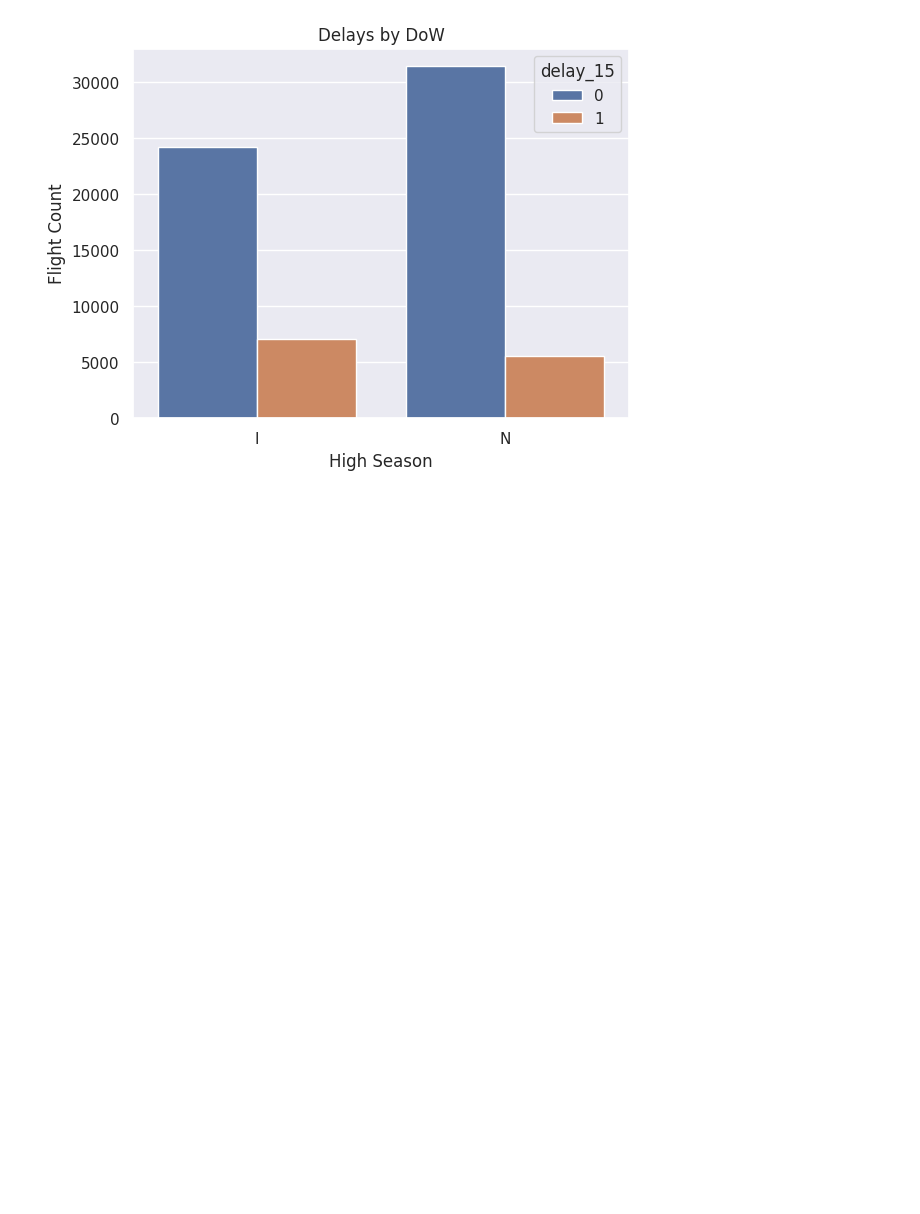
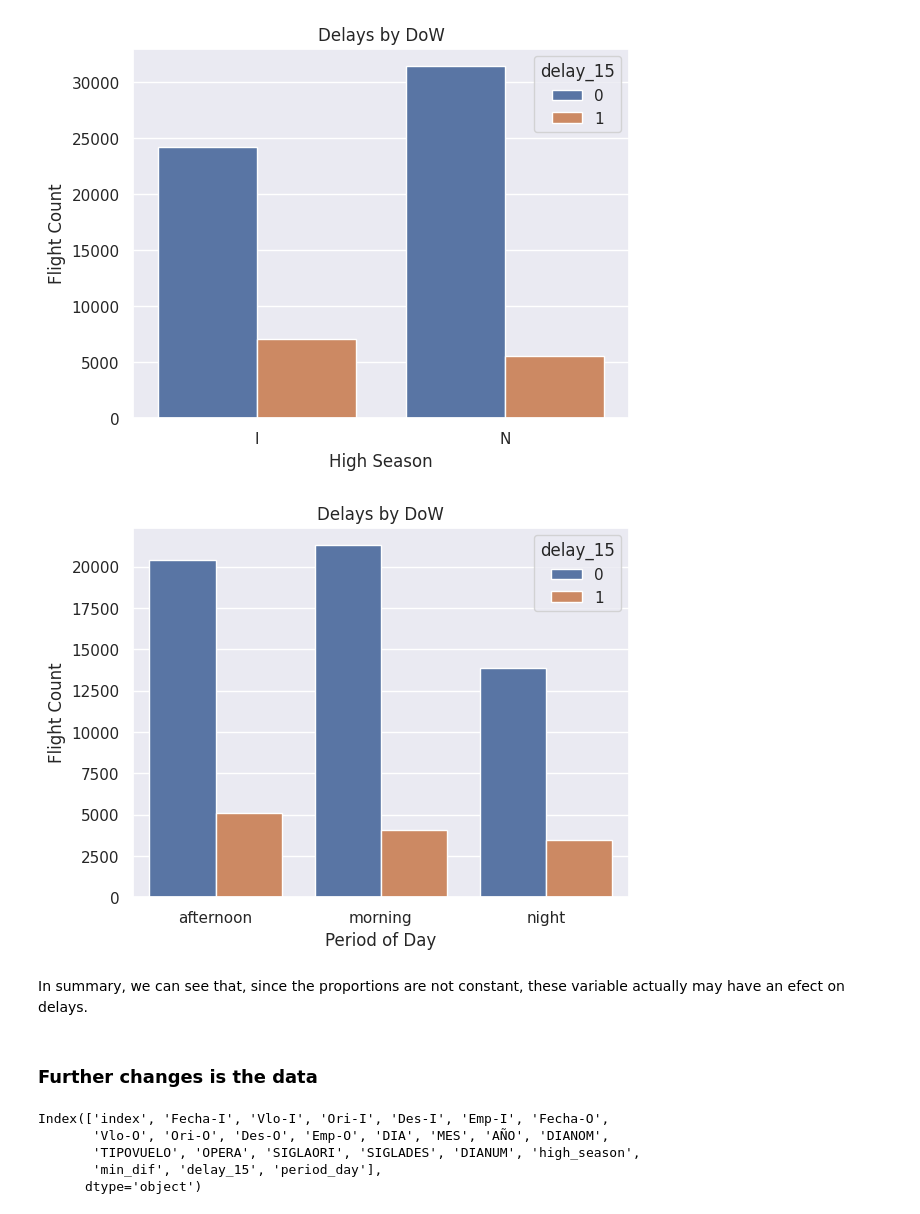
Before and after one commit to emilianomm/desafio-latam-emm, a Jupyter notebook: solution.ipynb, the cells around one changed output. Cells and saved outputs as stored; diff of their text form; code cells hidden in the pictures; blank space fills up the shorter version.

```diff
--- a/solution.ipynb
+++ b/solution.ipynb
@@ -340,13 +350,12 @@ def get_period(a_date):
     if date_hour >= 5 and date_hour < 12:
         return('morning')
 
-    if date_hour >= 12 and date_hour < 19:
+    elif date_hour >= 12 and date_hour < 19:
         return('afternoon')
 
-    if date_hour >= 19 and date_hour < 5:
+    else:
         return('night')
 
-    return date_hour
 
 # transform
 data_2['period_day'] = data_2['Fecha-I'].apply(get_period)
@@ -431,3 +436,26 @@ fc_plt = sns.barplot(data = aux_df, y='Count', x='TIPOVUELO', hue='delay_15', or
                 title='Delays by DoW')
 # %% [output]
 [figure]
+# %%
+# Period day
+# No log
+aux_df = pd.DataFrame(data_2[['delay_15', 'period_day']].value_counts(sort=False), columns=['Count']).reset_index()
+#aux_df['Count'] = np.log(aux_df['Count'])
+fc_plt = sns.barplot(data = aux_df, y='Count', x='period_day', hue='delay_15', orient='v', errorbar=None).set(
+                xlabel='Period of Day',
+                ylabel='Flight Count',
+                title='Delays by DoW')
+# %% [output]
+[figure, added]
+# %% [markdown]
+In summary, we can see that, since the proportions are not constant, these variable actually may have an efect on delays.
+# %% [markdown]
+### Further changes is the data
+# %%
+data_2.columns
+# %% [output]
+Index(['index', 'Fecha-I', 'Vlo-I', 'Ori-I', 'Des-I', 'Emp-I', 'Fecha-O',
+       'Vlo-O', 'Ori-O', 'Des-O', 'Emp-O', 'DIA', 'MES', 'AÑO', 'DIANOM',
+       'TIPOVUELO', 'OPERA', 'SIGLAORI', 'SIGLADES', 'DIANUM', 'high_season',
+       'min_dif', 'delay_15', 'period_day'],
+      dtype='object')
```
Also changed, not shown: parts of 4 cells of this notebook, 1 other file.
